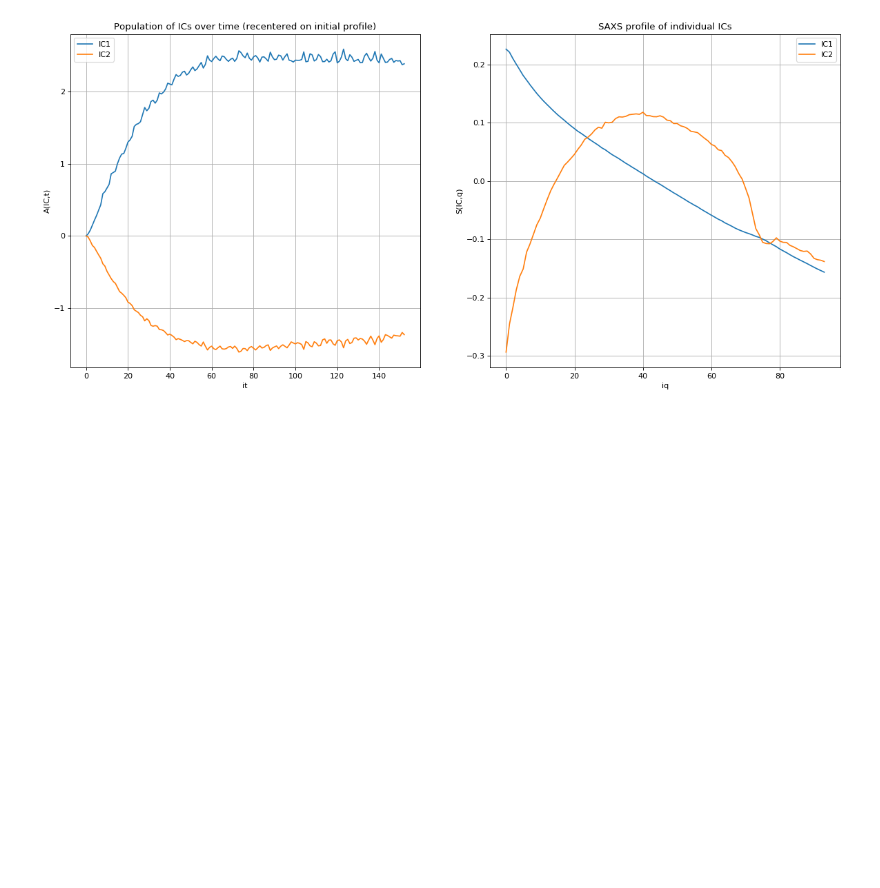
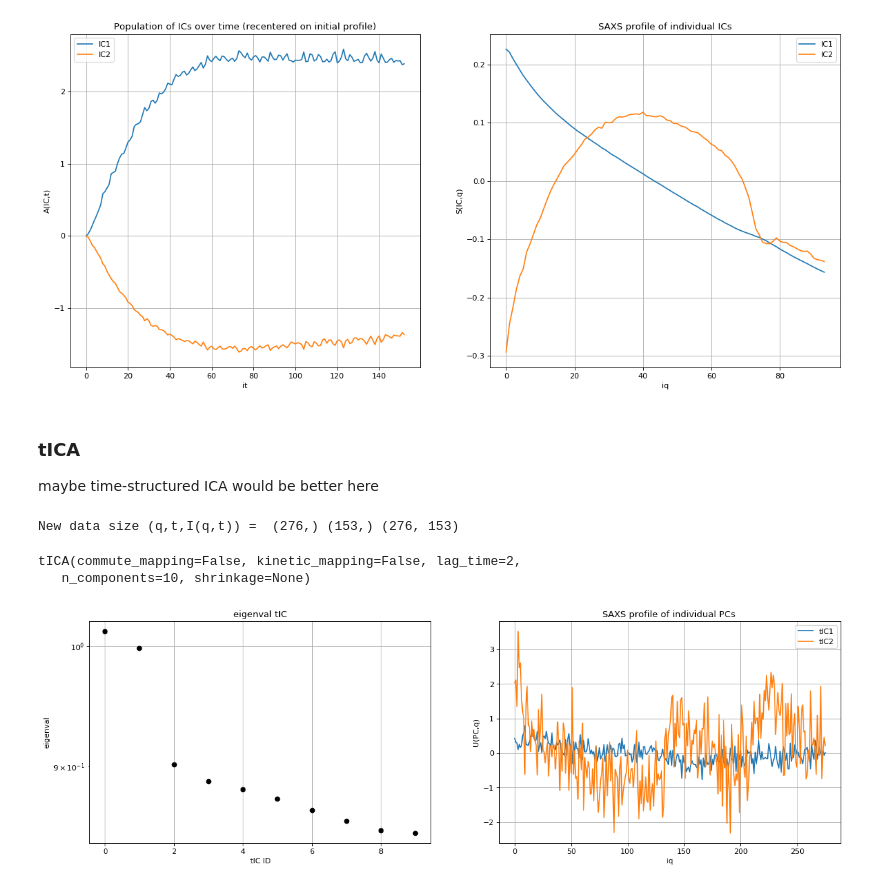
Before and after one commit to fredericpoitevin/trSAXS, a Jupyter notebook: docs/trSAXS-Slayer.ipynb, the cells around one changed output. Drawn from its saved outputs; the diff is of its cells as text; code cells hidden in the pictures; blank space fills up the shorter version.

```diff
--- a/docs/trSAXS-Slayer.ipynb
+++ b/docs/trSAXS-Slayer.ipynb
@@ -335,3 +334,58 @@ plt.show()
 New data size (q,t,I(q,t)) =  (94,) (153,) (94, 153)
 [figure]
 [figure]
+# %% [markdown]
+### tICA
+maybe time-structured ICA would be better here
+# %%
+# we prepare the variables if we need to alter the raw variables
+# and we alter it a qmax tmax
+qlen = len(raw_q)
+qmin = int(qlen*(1/10)) # int(qlen*(1/100))# int(qlen*(5/100)) # 0
+qmax = int(qlen*(0.45)) # int(qlen*(1/2)) # int(qlen*(3/4)) # int(qlen*(1/2))
+tlen = len(raw_t)
+tmin = 0 # int(tlen*(0.33))
+tmax = int(tlen*(1)) # int(tlen*(1))
+q = raw_q[qmin:qmax]
+t = raw_t[tmin:tmax]
+data = np.log(raw_data[qmin:qmax,tmin:tmax])
+print("New data size (q,t,I(q,t)) = ",q.shape,t.shape,data.shape)
+# %% [output]
+New data size (q,t,I(q,t)) =  (276,) (153,) (276, 153)
+# %%
+#http://msmbuilder.org/development/examples/tICA-vs-PCA.html
+tica = tICA(n_components=10, lag_time=2)
+# %%
+tica.fit([data.T])
+# %% [output]
+tICA(commute_mapping=False, kinetic_mapping=False, lag_time=2,
+   n_components=10, shrinkage=None)
+# %%
+ntICs = 10
+eigenval = tica.eigenvalues_
+eigenvec = tica.components_.T[:,0:ntICs]
+weights  = tica.transform([data.T])
+labels = ['tIC1', 'tIC2','tIC3', 'tIC4','tIC5', 'tIC6']
+#
+plt.figure(figsize=(18, 12), dpi= 80, facecolor='w', edgecolor='k')
+#
+plt.subplot(221)
+plt.grid()
+plt.title('eigenval tIC')
+plt.xlabel('tIC ID')
+plt.ylabel('eigenval')
+plt.semilogy(eigenval, 'ko')
+#
+plt.subplot(222)
+plt.grid()
+plt.title('SAXS profile of individual PCs ')
+plt.xlabel('iq')
+plt.ylabel('U(PC,q)')
+for i in np.arange(0,2,1):
+    plt.plot(eigenvec[:,i] , label=labels[i])
+plt.legend()
+#
+plt.show()
+#
+# %% [output]
+[figure, added]
```
Also changed, not shown: parts of 4 cells of this notebook, 44 other files.
